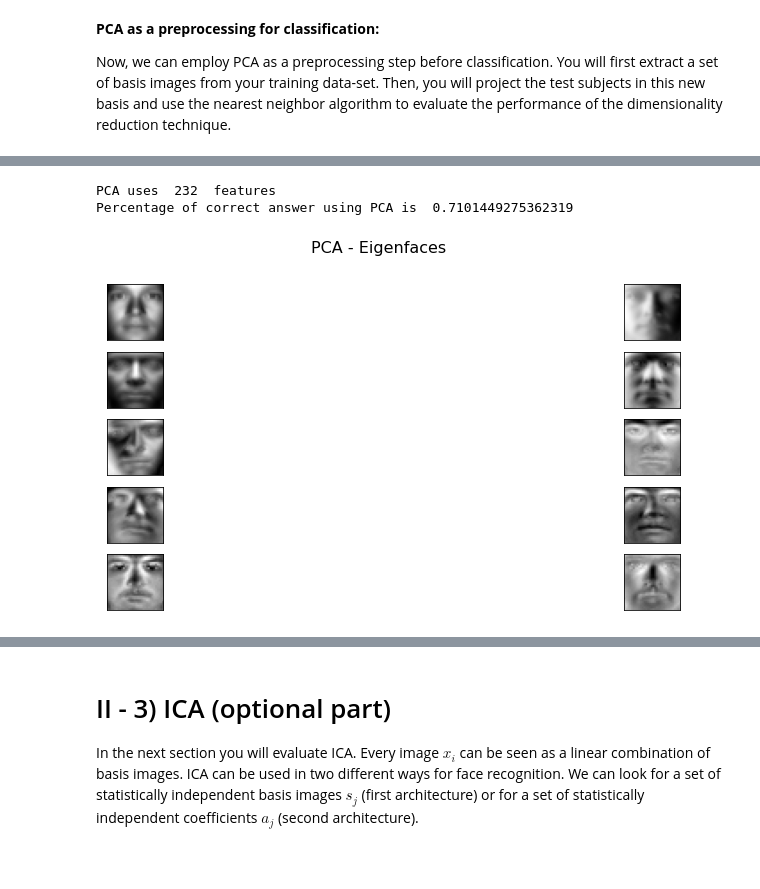
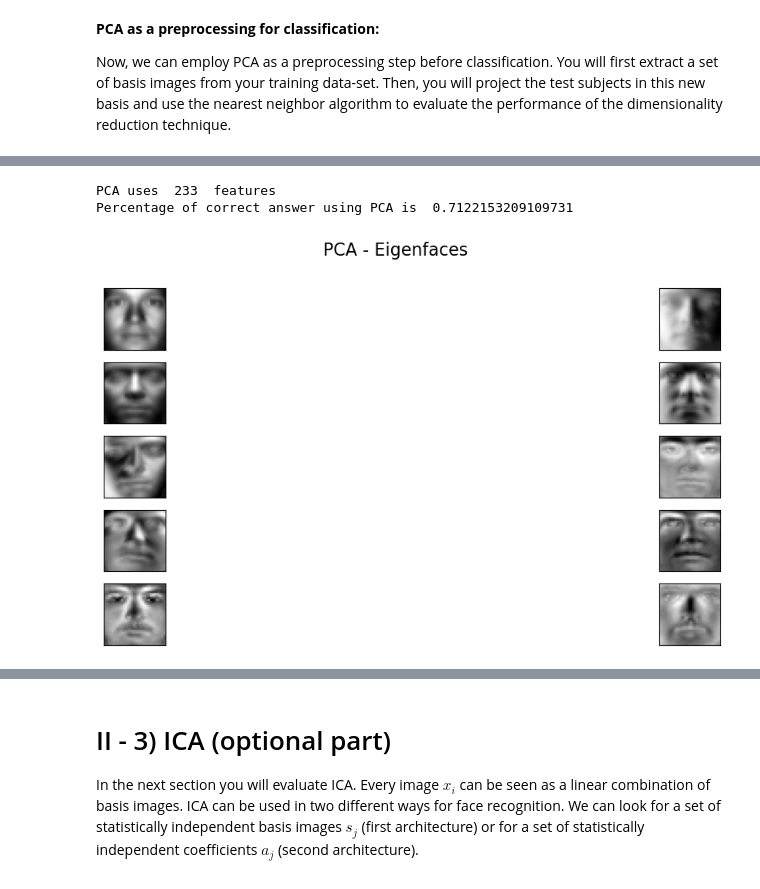
Before and after one commit to temperancehong/IMA205, a Jupyter notebook: TP1_2024/TP_Unsupervised_1_PCA-ICA_HONG.ipynb, the cells around one changed output, grey strips where cells are left out. Saved outputs shown, nothing was run; the diff lists cells and outputs as text; code cells hidden in the pictures.

```diff
--- a/TP1_2024/TP_Unsupervised_1_PCA-ICA.ipynb
+++ b/TP1_2024/TP_Unsupervised_1_PCA-ICA_HONG.ipynb
@@ -652,8 +652,8 @@ We can now move on to evaluate the  performance of the dimensionality reduction
 We will see in the next lectures why we need to divide into training and test sets. For now, just know that we will use the first set to train our algorithm and the second set to test the performance of our algorithm on new, unseen data.
 # %%
 Xtrain, Xtest, Id_Train, Id_Test = train_test_split(data,subjectIndex,test_size=0.20,stratify=subjectIndex, random_state=44)
-Xctest=XXXXXXXXXXXX # centering
-Xctrain=XXXXXXXXXXXX # centering
+Xctest=Xtest-np.mean(Xtest,axis=0) # centering
+Xctrain=Xtrain-np.mean(Xtrain,axis=0) # centering
 # %% [markdown]
 As first idea, we could simply use the pixel intensities as features for the classification. This is basically like using the original data, without dimensionality reducton techniques.
 In the following, we will use the nearest-neighboor algorithm to perform the classification task. For each test sample, the nearest neighbor algorithm simply looks for the closest training sample and then assigns the same label (i.e. index of subject).
@@ -684,7 +697,7 @@ fig=plt.figure(figsize=(7, 7))
 ax=plt.subplot(111)
 ax.set_xlim(0, 9)
 dim=np.arange(0,10,1)
-plt.plot(XXXXXXXXXXXX)
+plt.plot([k+1 for k in range(len(var_explained_pca))], [sum(var_explained_pca[:i+1]) for i in range(len(var_explained_pca))])
 plt.xticks(dim)
 plt.xlabel('Number of eigenvectors',fontsize=15)
 plt.ylabel('% variance explained',fontsize=15)
@@ -694,7 +707,7 @@ plt.title('Variance explained by PCA modes',fontsize=17)
 fig=plt.figure(figsize=(17, 3))
 plt.suptitle('Variations along the first mode of PCA', size=20)
 for i, index in enumerate(indices):
-  image = XXXXXXXXXXXX
+  image = Xm + index * np.sqrt(DpcaTrain[0]) * UpcaTrain[:,0]
   fig.add_subplot(1, len(indices), i+1)
   plt.imshow(np.resize(image,(r,c)).T,origin='upper',cmap='gray')
   if index != 0:
@@ -710,7 +723,7 @@ for i, index in enumerate(indices):
 fig=plt.figure(figsize=(17, 3))
 plt.suptitle('Variations along the second mode of PCA', size=20)
 for i, index in enumerate(indices):
-  image = XXXXXXXXXXXX
+  image =  Xm + index * np.sqrt(DpcaTrain[1]) * UpcaTrain[:,1]
   fig.add_subplot(1, len(indices), i+1)
   plt.imshow(np.resize(image,(r,c)).T,origin='upper',cmap='gray')
   if index != 0:
@@ -725,7 +738,7 @@ for i, index in enumerate(indices):
 fig=plt.figure(figsize=(17, 3))
 plt.suptitle('Variations along the third mode of PCA', size=20)
 for i, index in enumerate(indices):
-  image = XXXXXXXXXXXX
+  image =  Xm + index * np.sqrt(DpcaTrain[2]) * UpcaTrain[:,2]
   fig.add_subplot(1, len(indices), i+1)
   plt.imshow(np.resize(image,(r,c)).T,origin='upper',cmap='gray')
   if index != 0:
@@ -760,36 +782,41 @@ Precisely, using PCA, compute the scores $Y_{train}$, eigenvectors $U_{train}$ a
 # %%
 ## PCA (scikit-learn implementation)
-XXXXXXXXXXXX
-XXXXXXXXXXXX
-XXXXXXXXXXXX
-XXXXXXXXXXXX
+pca = PCA(random_state=1) # by fixing the random_state we are sure that results are always the same
+YpcaTrain=pca.fit_transform(Xtrain)
+UpcaTrain=pca.components_.T # we want PC on columns
+var_explained_pca=pca.explained_variance_ratio_
 
 # Threshold defined as 99% of the variability
-XXXXXXXXXXXX
-XXXXXXXXXXXX
-XXXXXXXXXXXX
-XXXXXXXXXXXX
+threshold=0.99
+tot_explained = np.array([sum(var_explained_pca[:i+1]) for i in range(len(var_explained_pca))])
+for i in range(len(var_explained_pca)):
+    if tot_explained[i] > threshold:
+        PCAComp = i+1
+        break
+
 
 print('PCA uses ', PCAComp, ' features')
 
 # Selection of the eigenvectors
-XXXXXXXXXXXX
-XXXXXXXXXXXX
+Y_train_PCA_part=YpcaTrain[:,:PCAComp]
+U_train_PCA_part=UpcaTrain[:,:PCAComp]
+
+
 
 # Computation of the test scores using the eigenvectors computed with the
 # training data-set
-XXXXXXXXXXXX
+Y_test_PCA_part = Xctest @ U_train_PCA_part
 
 # Plot the Eigenfaces
-plotFaces(XXXXXXXXXXXX,r,c,ncol=2,indeces=np.arange(0,10,1),title='PCA - Eigenfaces')
+plotFaces(UpcaTrain.T,r,c,ncol=2,indeces=np.arange(0,10,1),title='PCA - Eigenfaces')
 
 # Score: apply the nearest-neighboor algorithm to PCA output
-NN.fit(XXXXXXXXXXXX,Id_Train.ravel())
-print('Percentage of correct answer using PCA is ', NN.score(Yr_test_PCA,Id_Test))
+NN.fit(Y_train_PCA_part,Id_Train.ravel())
+print('Percentage of correct answer using PCA is ', NN.score(Y_test_PCA_part,Id_Test))
 # %% [output]
-PCA uses  232  features
-Percentage of correct answer using PCA is  0.7101449275362319
+PCA uses  233  features
+Percentage of correct answer using PCA is  0.7122153209109731
-[figure, old version]
+[figure, new version]
 # %% [markdown]
 **KPCA**
 
```
Also changed, not shown: parts of 9 cells of this notebook.
